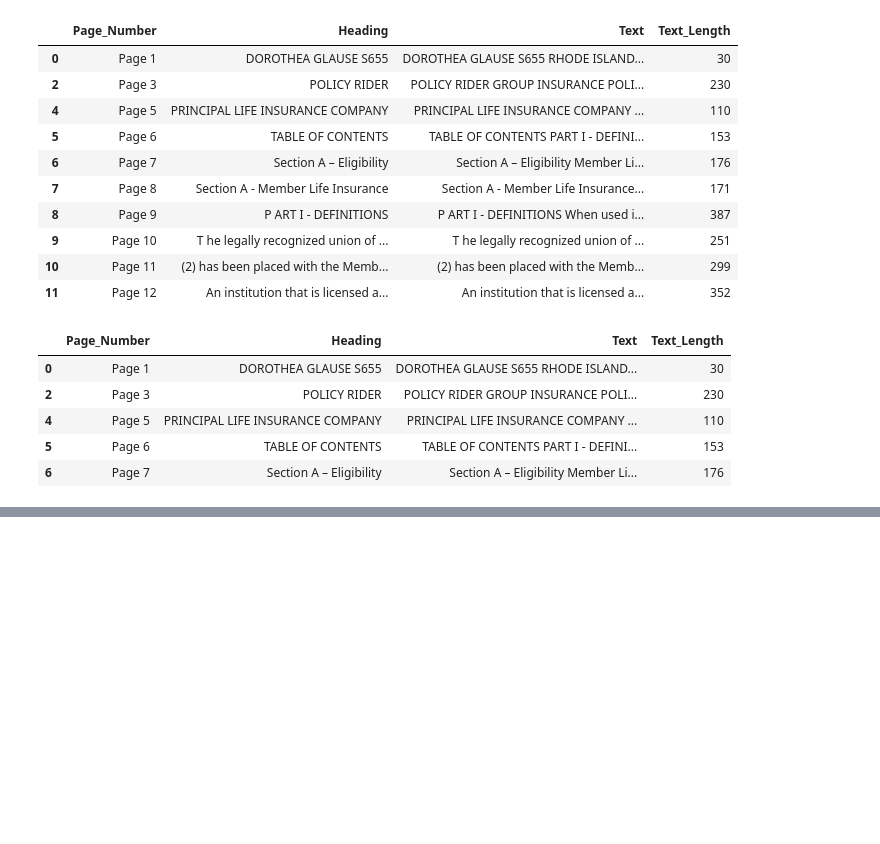
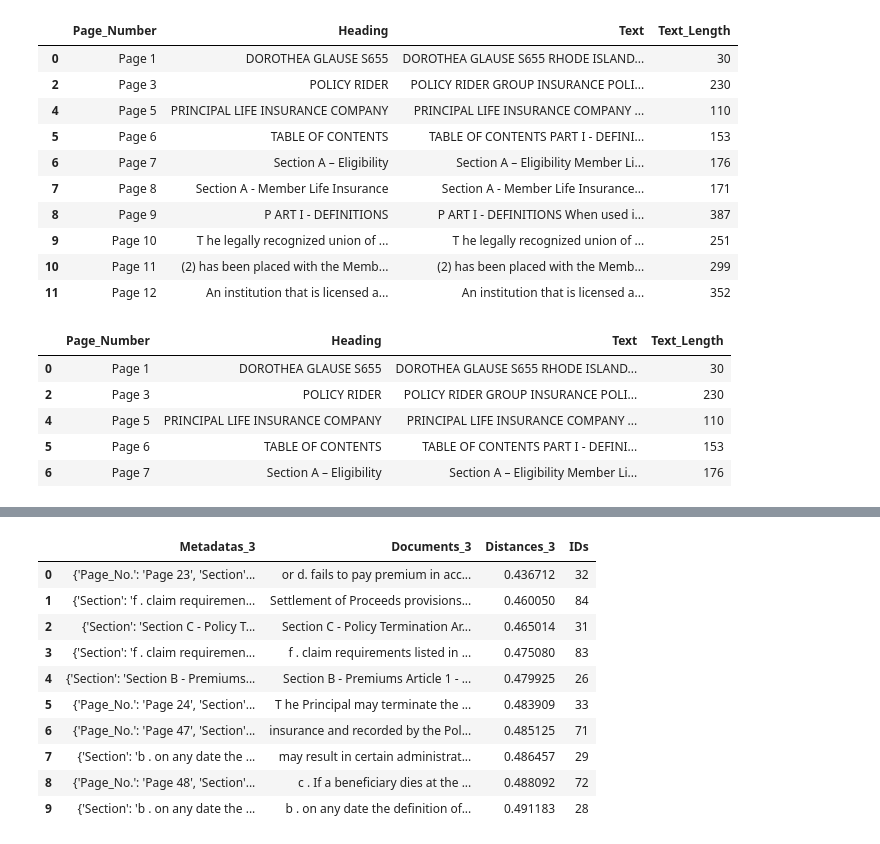
Before and after one commit to anushan1989/helpmate_ai, a Jupyter notebook: helpmate_ai.ipynb, the cells around one changed output, grey strips where cells are left out. Saved outputs shown, nothing was run; the diff lists cells and outputs as text; code cells hidden in the pictures; blank space fills up the shorter version.

```diff
--- a/helpmate_ai.ipynb
+++ b/helpmate_ai.ipynb
@@ -239,0 +748,14 @@ insurance_collection.add(
+# %%
+results_df_3
+# %% [output]
+|  | Metadatas_3 | Documents_3 | Distances_3 | IDs |
+| 0 | {'Page_No.': 'Page 23', 'Section'... | or d. fails to pay premium in acc... | 0.436712 | 32 |
+| 1 | {'Section': 'f . claim requiremen... | Settlement of Proceeds provisions... | 0.460050 | 84 |
+| 2 | {'Section': 'Section C - Policy T... | Section C - Policy Termination Ar... | 0.465014 | 31 |
+| 3 | {'Section': 'f . claim requiremen... | f . claim requirements listed in ... | 0.475080 | 83 |
+| 4 | {'Section': 'Section B - Premiums... | Section B - Premiums Article 1 - ... | 0.479925 | 26 |
+| 5 | {'Page_No.': 'Page 24', 'Section'... | T he Principal may terminate the ... | 0.483909 | 33 |
+| 6 | {'Page_No.': 'Page 47', 'Section'... | insurance and recorded by the Pol... | 0.485125 | 71 |
+| 7 | {'Section': 'b . on any date the ... | may result in certain administrat... | 0.486457 | 29 |
+| 8 | {'Page_No.': 'Page 48', 'Section'... | c . If a beneficiary dies at the ... | 0.488092 | 72 |
+| 9 | {'Section': 'b . on any date the ... | b . on any date the definition of... | 0.491183 | 28 |
```
Also changed, not shown: parts of 33 cells of this notebook.
